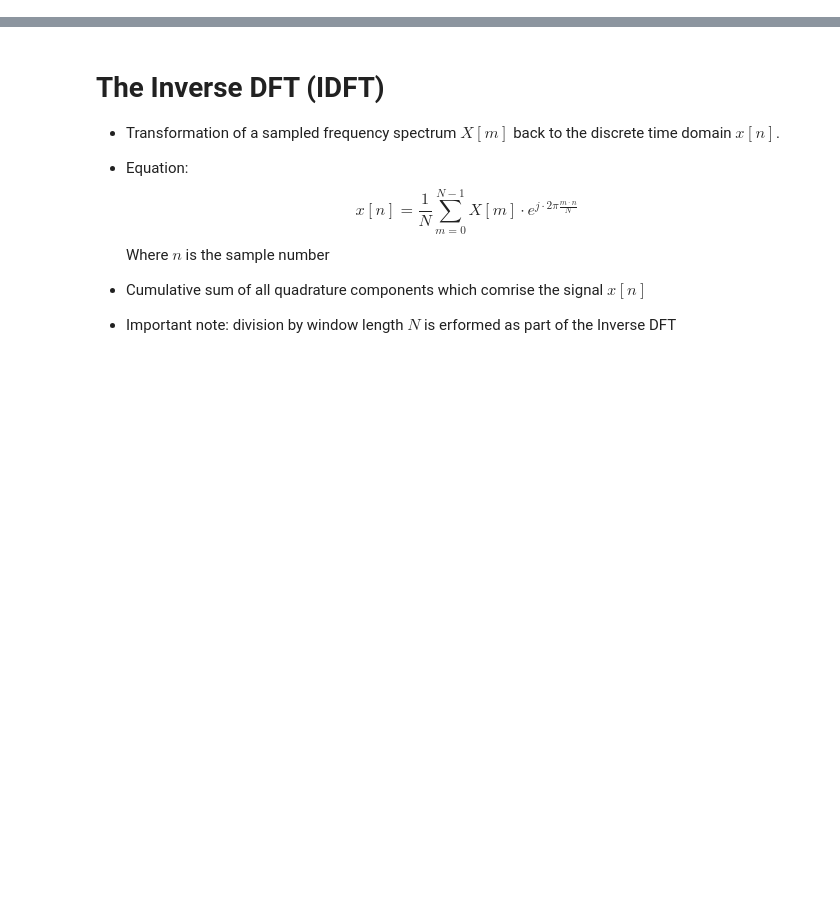
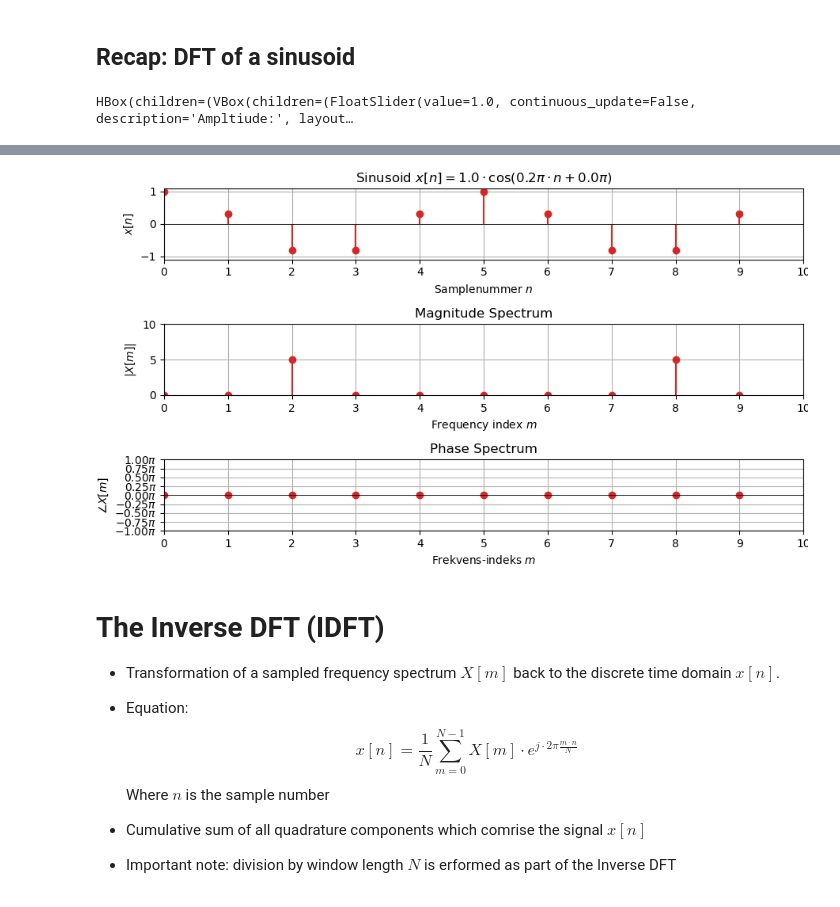
Before and after one commit to kaierih/AIS2201-Lecture_Notes, a Jupyter notebook: discrete_fourier_transform/inverse_dft.ipynb, the cells around one changed output, grey strips where cells are left out. Cells and saved outputs as stored; diff of their text form; code cells hidden in the pictures; blank space fills up the shorter version.

```diff
--- a/discrete_fourier_transform/inverse_dft.ipynb
+++ b/discrete_fourier_transform/inverse_dft.ipynb
@@ -24,3 +24,11 @@ if path[0] != '..': path.insert(0, '..')
 * **Course AIS2201 - Signalbehandling**
 * **Uke 37, 2025**
 * **Lecturer: Kai Erik Hoff**
+# %% [markdown]
+## Recap: DFT of a sinusoid
+# %%
+from demos import DFT_Demo
+%matplotlib ipympl
+DFT_Demo(2);
+# %% [output]
+HBox(children=(VBox(children=(FloatSlider(value=1.0, continuous_update=False, description='Ampltiude:', layout…
@@ -27,3 +36,4 @@ if path[0] != '..': path.insert(0, '..')
+[figure, added]
 # %% [markdown]
 # The Inverse DFT (IDFT)
 
```
Also changed, not shown: parts of 9 cells of this notebook, 14 other files.
